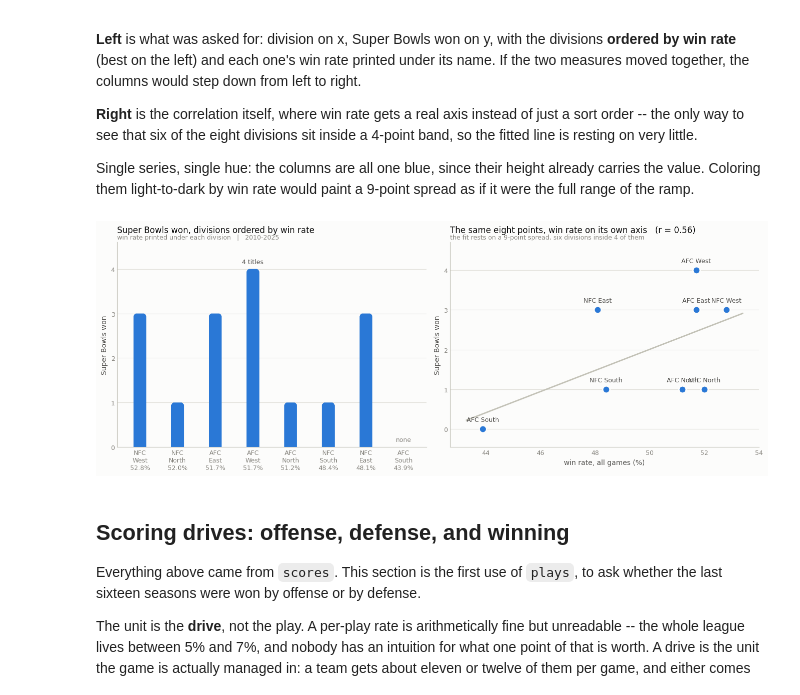
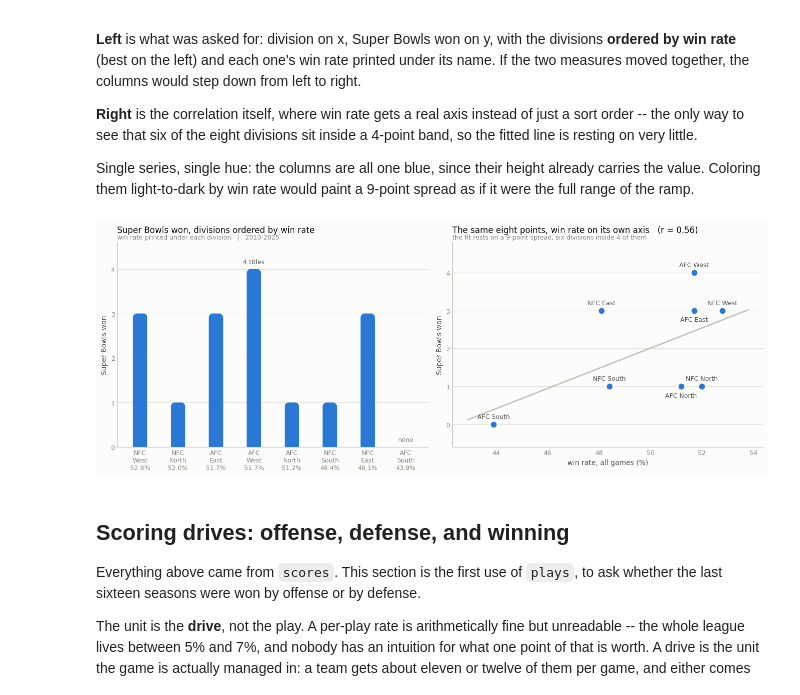
Before and after one commit to ElberSantosF/NFL-Tree-Models, a Jupyter notebook: notebooks/01_data_exploration.ipynb, the cells around one changed output. Cells and saved outputs as stored; diff of their text form; code cells hidden in the pictures.

```diff
--- a/notebooks/01_data_exploration.ipynb
+++ b/notebooks/01_data_exploration.ipynb
@@ -473,12 +473,63 @@ def strip_chrome(ax, *, xgrid=False):
     ax.tick_params(colors=MUTED, length=0, labelsize=9)
 
 
+def label_points(ax, fig, x, y, *, fontsize=9):
+    """Name every point, nudging each label until nothing overlaps.
+
+    Used by both scatter plots in this notebook. Placement is measured in
+    pixels off a drawn figure, so it has to run *after* `tight_layout`.
+    Candidates are ordered close-to-far; a label pushed out to one of the
+    outer positions gets a leader line back to its dot, since by then it is
+    too far away to read as belonging to it.
+    """
+    fig.canvas.draw()
+    renderer = fig.canvas.get_renderer()
+    frame = ax.get_window_extent()
+    pixels = ax.transData.transform(np.column_stack([x.to_numpy(), y.to_numpy()]))
+
+    # The dots themselves are obstacles, so a label never lands on one.
+    taken = [(px - 7, py - 7, px + 7, py + 7) for px, py in pixels]
+    NEAR = [(0, 11), (0, -13), (16, 0), (-16, 0), (14, 9), (-14, 9), (14, -10), (-14, -10)]
+    FAR = [(0, 23), (0, -25), (30, 0), (-30, 0), (26, 17), (-26, 17), (26, -18), (-26, -18)]
+
+    def free(box):
+        return all(box[2] < o[0] or box[0] > o[2] or box[3] < o[1] or box[1] > o[3] for o in taken)
+
+    def inside(box):
+        return box[0] >= frame.x0 and box[2] <= frame.x1 and box[1] >= frame.y0 and box[3] <= frame.y1
+
+    for name in x.index:
+        for i, (dx, dy) in enumerate(NEAR + FAR):
+            text = ax.annotate(
+                name, xy=(x[name], y[name]), xytext=(dx, dy), textcoords="offset points",
+                ha="center", va="center", color=INK_2, fontsize=fontsize, zorder=4,
+            )
+            bb = text.get_window_extent(renderer)
+            box = (bb.x0 - 2, bb.y0 - 1, bb.x1 + 2, bb.y1 + 1)
+            if inside(box) and free(box):
+                if i >= len(NEAR):
+                    ax.annotate(
+                        "", xy=(x[name], y[name]), xytext=(dx, dy), textcoords="offset points",
+                        arrowprops=dict(arrowstyle="-", color=AXIS, linewidth=0.7,
+                                        shrinkA=0, shrinkB=5), zorder=2,
+                    )
+                taken.append(box)
+                break
+            text.remove()
+        else:  # nothing fit anywhere: keep it above the dot and accept the overlap
+            text = ax.annotate(
+                name, xy=(x[name], y[name]), xytext=(0, 11), textcoords="offset points",
+                ha="center", va="center", color=INK_2, fontsize=fontsize, zorder=4,
+            )
+            taken.append(tuple(text.get_window_extent(renderer).extents))
+
+
 fig, (ax_a, ax_b) = plt.subplots(1, 2, figsize=(13.5, 5.2), facecolor=SURFACE)
 
 # ---- left: the divisions on x, Super Bowls on y, ordered by win rate ---------
 x = np.arange(len(by_div))
 for xi, titles in zip(x, by_div.titles):
-    rounded_column(ax_a, xi, titles, 0.34, 0.07, BLUE)
+    rounded_column(ax_a, xi, titles, 0.38, 0.09, BLUE)
 
 strip_chrome(ax_a)
 ax_a.set_xlim(-0.6, len(by_div) - 0.4)
@@ -506,45 +557,39 @@ ax_a.annotate(
     xytext=(0, 8), textcoords="offset points",
     ha="center", color=INK_2, fontsize=9,
 )
-empty = list(by_div.index[by_div.titles == 0])
-for name in empty:
+for name in by_div.index[by_div.titles == 0]:
     ax_a.annotate(
         "none", xy=(list(by_div.index).index(name), 0), xytext=(0, 8),
         textcoords="offset points", ha="center", color=MUTED, fontsize=9,
     )
 
 # ---- right: the correlation, with win rate on a real axis --------------------
 xs, ys = by_div["win%"].to_numpy(), by_div.titles.to_numpy()
 slope, intercept = np.polyfit(xs, ys, 1)
-line_x = np.array([xs.min() - 0.6, xs.max() + 0.6])
+line_x = np.array([xs.min() - 1.0, xs.max() + 1.0])
 ax_b.plot(line_x, slope * line_x + intercept, color=AXIS, linewidth=2, zorder=1)
 ax_b.scatter(xs, ys, s=110, color=BLUE, edgecolor=SURFACE, linewidth=2, zorder=3)
 
-for name, xi, yi in zip(by_div.index, xs, ys):
-    ax_b.annotate(
-        name, xy=(xi, yi), xytext=(0, 11), textcoords="offset points",
-        ha="center", color=INK_2, fontsize=9,
-    )
-
 strip_chrome(ax_b)
-ax_b.set_xlim(xs.min() - 1.2, xs.max() + 1.2)
-ax_b.set_ylim(-0.45, 4.7)
+ax_b.set_xlim(xs.min() - 1.6, xs.max() + 1.6)
+ax_b.set_ylim(-0.6, 4.8)
 ax_b.set_yticks(range(5))
 ax_b.set_xlabel("win rate, all games (%)", color=INK_2, fontsize=10)
 ax_b.set_ylabel("Super Bowls won", color=INK_2, fontsize=10)
 ax_b.set_title(
     f"The same eight points, win rate on its own axis   (r = {r_titles:.2f})",
     color=INK, fontsize=12, loc="left", pad=14,
 )
 ax_b.text(
     0, 1.015, "the fit rests on a 9-point spread, six divisions inside 4 of them",
     transform=ax_b.transAxes, color=MUTED, fontsize=9,
 )
 
 fig.tight_layout()
+label_points(ax_b, fig, by_div["win%"], by_div.titles)
 plt.show()
 # %% [output]
-[figure, old version]
+[figure, new version]
 # %% [markdown]
 ## Scoring drives: offense, defense, and winning
 
```
Also changed, not shown: parts of 1 cell of this notebook.
